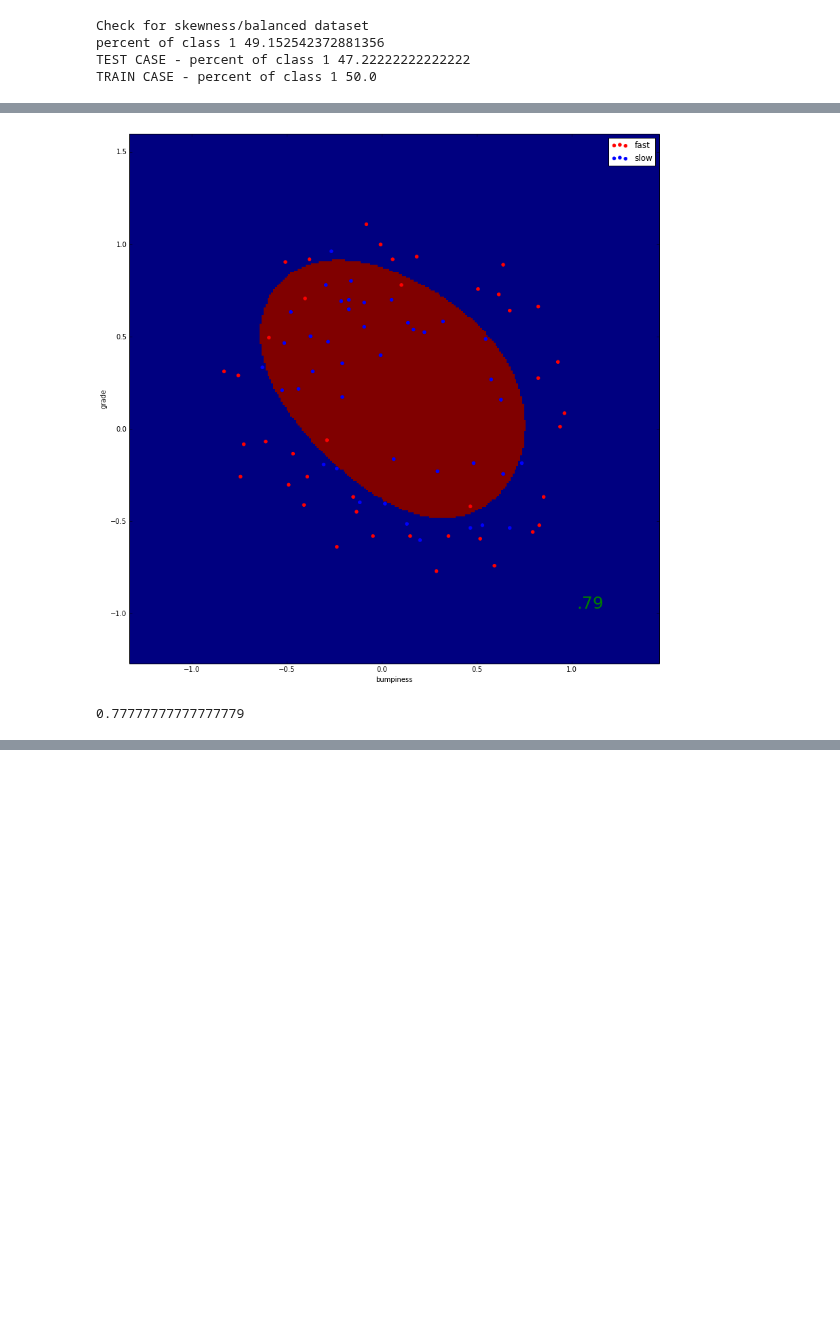
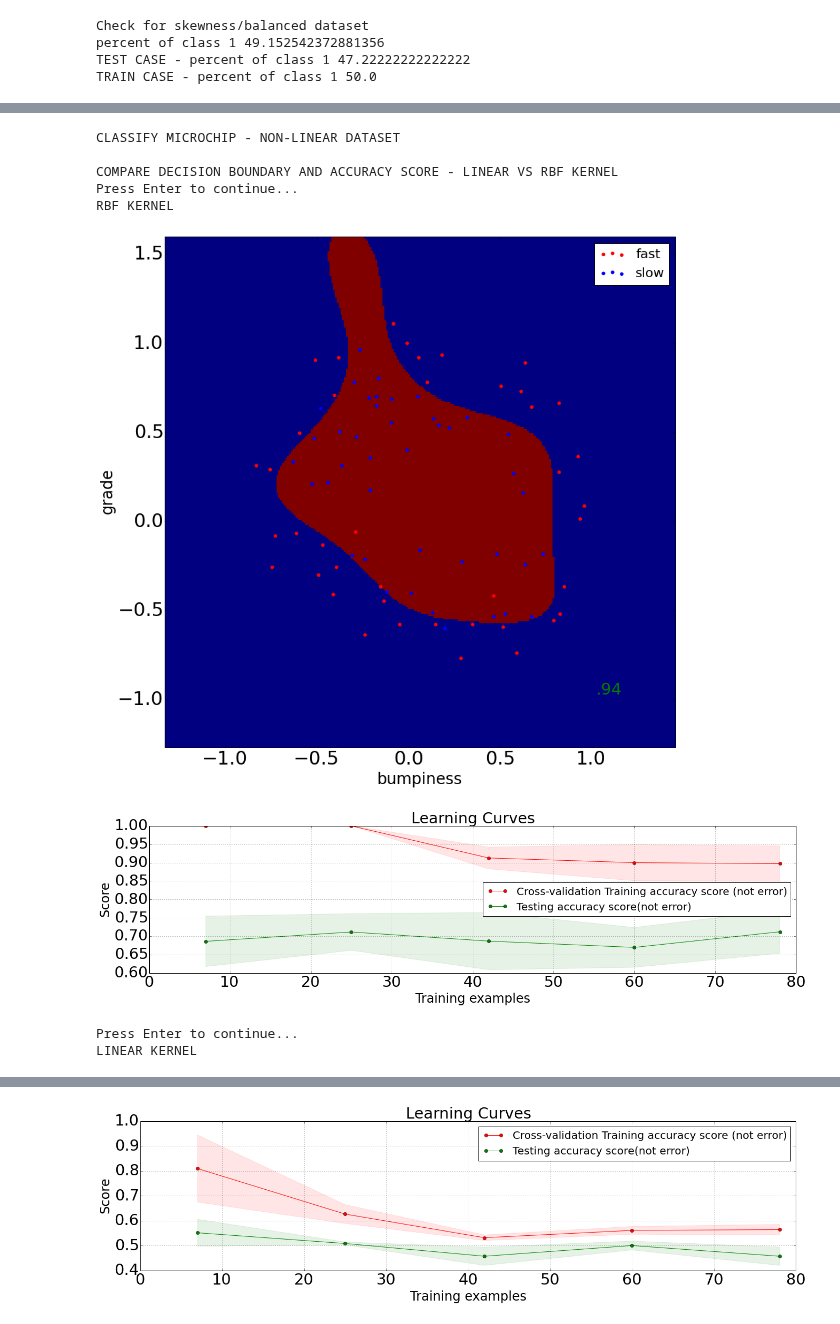
Before and after one commit to sintefmath/GeiloWinterSchool2018, a Jupyter notebook: course_material/svm.ipynb, the cells around one changed output, grey strips where cells are left out. Cells and saved outputs as stored; diff of their text form; code cells hidden in the pictures; blank space fills up the shorter version.

```diff
--- a/course_material/svm.ipynb
+++ b/course_material/svm.ipynb
@@ -525,11 +829,68 @@ DecisionTreeClassifier(criterion=’gini’, splitter=’best’, max_depth=None
-# %%
-from sklearn import datasets, svm, pipeline
-clf=svm.SVC(kernel='rbf',C=1, gamma=1.4)
-C=1
-clf.fit(X,Y)
-prettyPicture(clf, X, Y,C);
-y_predict=clf.predict(X_test)
-accuracy_score(Y_test,y_predict)
-# %% [output]
-[figure, removed]
-0.77777777777777779
+# %%
+from sklearn import datasets, svm, pipeline
+print ('CLASSIFY MICROCHIP - NON-LINEAR DATASET')
+print (' ')
+print ('COMPARE DECISION BOUNDARY AND ACCURACY SCORE - LINEAR VS RBF KERNEL')
+input("Press Enter to continue...")
+print ('RBF KERNEL')
+C=1000
+clf=svm.SVC(kernel='rbf',C=1000, gamma=1.4)
+clf.fit(X,Y)
+prettyPicture(clf, X, Y,C);
+y_predict=clf.predict(X_test)
+accuracy_score(Y_test,y_predict)
+
+X_train = data[:,:2]
+y_t= data[:,2]
+
+
+
+from sklearn.utils import shuffle
+X_train,y_t = shuffle(X_train,y_t)
+from sklearn.model_selection import learning_curve
+title = "Learning Curves"
+import matplotlib.pylab as pylab
+params = {'legend.fontsize': 'small',
+          'figure.figsize': (22, 5),
+         'axes.labelsize': 'small',
+         'axes.titlesize':'large',
+         'xtick.labelsize':'large',
+         'ytick.labelsize':'large'}
+pylab.rcParams.update(params)
+plt.rcParams['font.size']=24
+plt.rcParams['axes.labelsize']=24
+plt1,train_sizes, train_scores, test_scores=plot_learning_curve(clf,title,X_train,y_t, ylim=None,cv=3,n_jobs=1)
+
+input("Press Enter to continue...")
+print ('LINEAR KERNEL')
+C=1000
+clf=svm.SVC(kernel='linear',C=1000)
+clf.fit(X,Y)
+prettyPicture(clf, X, Y,C);
+y_predict=clf.predict(X_test)
+accuracy_score(Y_test,y_predict)
+from sklearn.utils import shuffle
+X_train,y_t = shuffle(X_train,y_t)
+from sklearn.model_selection import learning_curve
+title = "Learning Curves"
+import matplotlib.pylab as pylab
+params = {'legend.fontsize': 'small',
+          'figure.figsize': (22, 5),
+         'axes.labelsize': 'small',
+         'axes.titlesize':'large',
+         'xtick.labelsize':'large',
+         'ytick.labelsize':'large'}
+pylab.rcParams.update(params)
+plt.rcParams['font.size']=24
+plt.rcParams['axes.labelsize']=24
+plt1,train_sizes, train_scores, test_scores=plot_learning_curve(clf,title,X_train,y_t, ylim=None,cv=3,n_jobs=1)
+# %% [output]
+CLASSIFY MICROCHIP - NON-LINEAR DATASET
+
+COMPARE DECISION BOUNDARY AND ACCURACY SCORE - LINEAR VS RBF KERNEL
+Press Enter to continue...
+RBF KERNEL
+[figure, added]
+[figure, added]
+Press Enter to continue...
+LINEAR KERNEL
@@ -535,0 +898 @@ accuracy_score(Y_test,y_predict)
+[figure, added]
```
Also changed, not shown: parts of 18 cells of this notebook, 2 other files.
